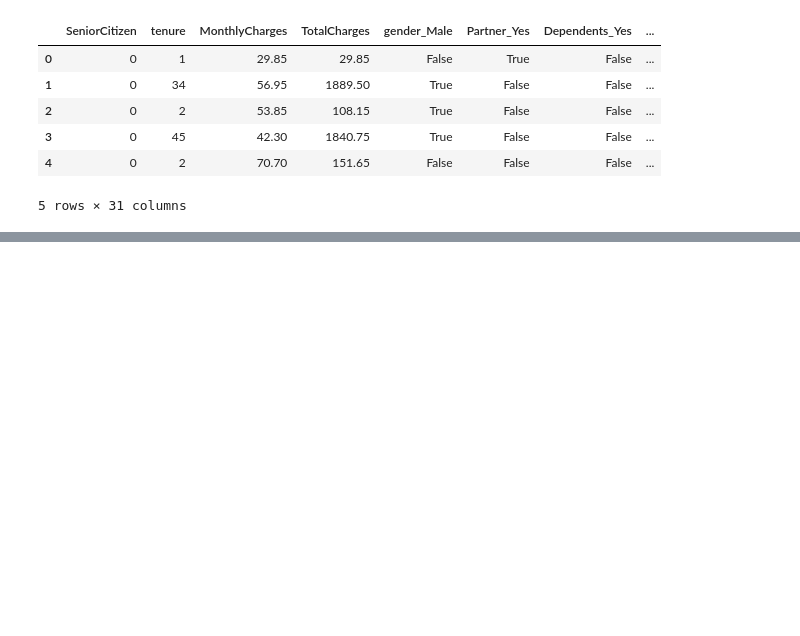
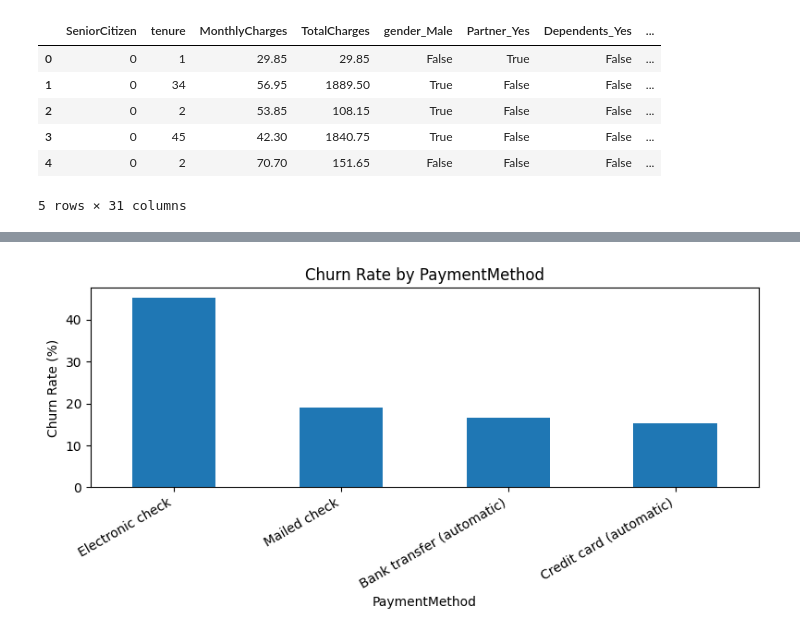
Before and after one commit to youssefmoham655-dev/Customer-Churn-Prediction, a Jupyter notebook: main.ipynb, the cells around one changed output, grey strips where cells are left out. Cells and saved outputs as stored; diff of their text form; code cells hidden in the pictures; blank space fills up the shorter version.

```diff
--- a/main.ipynb
+++ b/main.ipynb
@@ -201,0 +406,19 @@ df_encoded.head()
+# %%
+df_again = pd.read_csv('Customer-Churn-Prediction-data.csv')
+
+features = [
+    "Contract",
+    "InternetService",
+    "TechSupport",
+    "OnlineSecurity",
+    "PaymentMethod"
+]
+# %%
+for feature in features:
+    churn_rates = (
+        df_again.groupby(feature)["Churn"]
+        .apply(lambda x: (x == "Yes").mean() * 100)
+        .sort_values(ascending=False)
+    )
+    print(f"\nChurn rate by {feature}:")
+    print(churn_rates.round(2))
@@ -201,0 +443,9 @@ df_encoded.head()
+# %%
+churn_rates.plot(kind="bar", figsize=(8, 4))
+plt.title(f"Churn Rate by {feature}")
+plt.ylabel("Churn Rate (%)")
+plt.xticks(rotation=30, ha="right")
+plt.tight_layout()
+plt.show()
+# %% [output]
+[figure, added]
```
Also changed, not shown: parts of 23 cells of this notebook, 8 other files.
